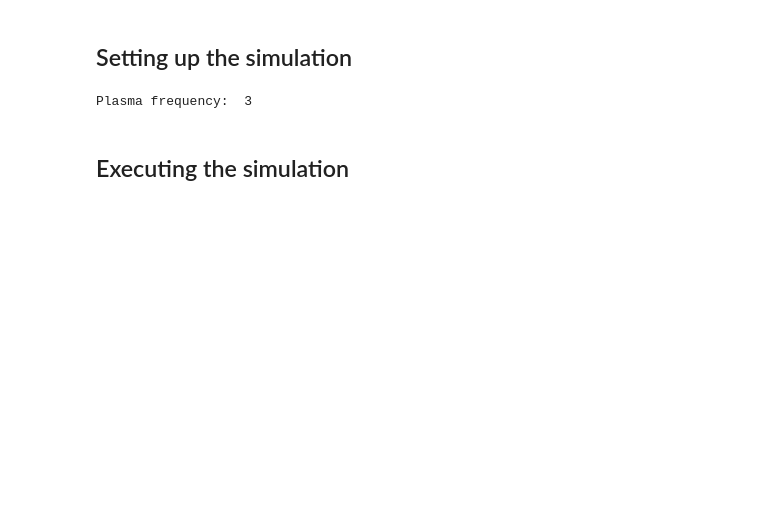
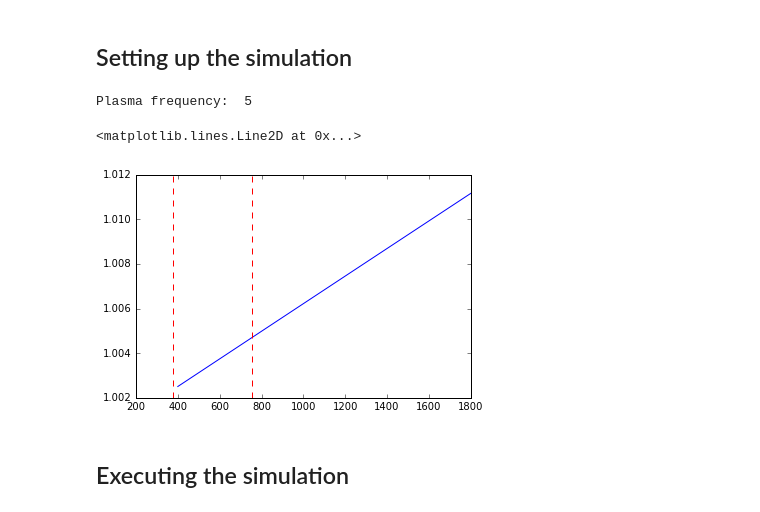
Before and after one commit to richard-ciesielski/py2dFDTD, a Jupyter notebook: exampleFDTD.ipynb, the cells around one changed output. Saved outputs shown, nothing was run; the diff lists cells and outputs as text; code cells hidden in the pictures; blank space fills up the shorter version.

```diff
--- a/exampleFDTD.ipynb
+++ b/exampleFDTD.ipynb
@@ -29,9 +26,9 @@ The autoreload extension is already loaded. To reload it, use:
 ## Setting up the simulation
 # %%
 # create a mesh:
-lengthx = 15.
-lengthy = 10.
-Nx = 301                            # number of nodes for the E-field
+lengthx = 25.
+lengthy = 20.
+Nx = 601                            # number of nodes for the E-field
 dx = lengthx / (Nx - 1)
 Ny =  int(lengthy / dx + 1)
 lengthy = (Ny - 1) * dx             # adjust the length
@@ -46,9 +43,11 @@ grid.addPML(1.5, "up", 11.)
 grid.addPML(1.5, "down", 11.)
 
 # add scatterer:
-wp = 3
+wp = 5
+wj = 1
+gamma = 1
 addCircle(grid,
-    x=10, y=lengthy / 2., R=1., wj=0, wp=wp, gamma=1,  sigma=20)
+    x=10, y=lengthy / 2., R=1., wj=wj, wp=wp, gamma=gamma,  sigma=20)
 
 print "Plasma frequency: ", wp
 
@@ -60,8 +59,23 @@ excitations = []
 excitations.append(testpulse_x_Exc(x=4, H=-1, sigma=1, rc=2))
 
 dt = grid.dt
+
+w_probe = wp /2
 # %% [output]
-Plasma frequency:  3
+Plasma frequency:  5
+# %%
+# now calculate and plot the theoretical frequency response
+wl = numpy.linspace(400,1800,101)
+w = 2 * pi * 3e2 / wl
+eps = 1 + wp  / (wj**2 + i * w * gamma - w**2)
+
+pylab.figure()
+pylab.plot(wl, eps)
+pylab.axvline(2*pi*3e2 / wp, ls='--', c='r')
+pylab.axvline(2*pi*3e2 / w_probe, ls='--', c='r')
+# %% [output]
+<matplotlib.lines.Line2D at 0x...>
+[figure, added]
 # %% [markdown]
 ## Executing the simulation
 # %%
```
Also changed, not shown: parts of 3 cells of this notebook.
